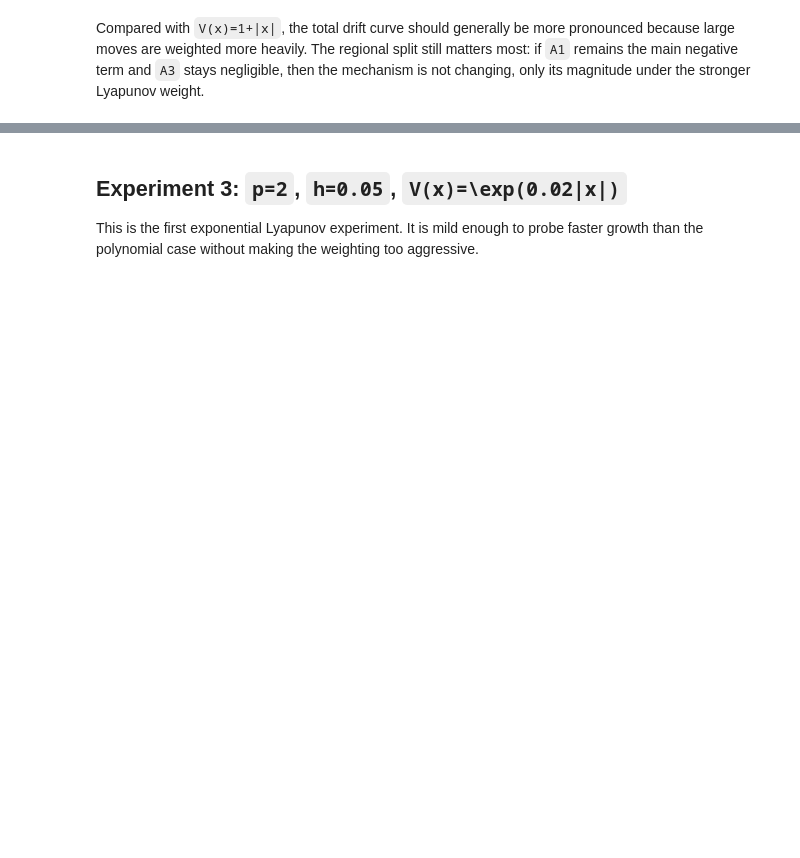
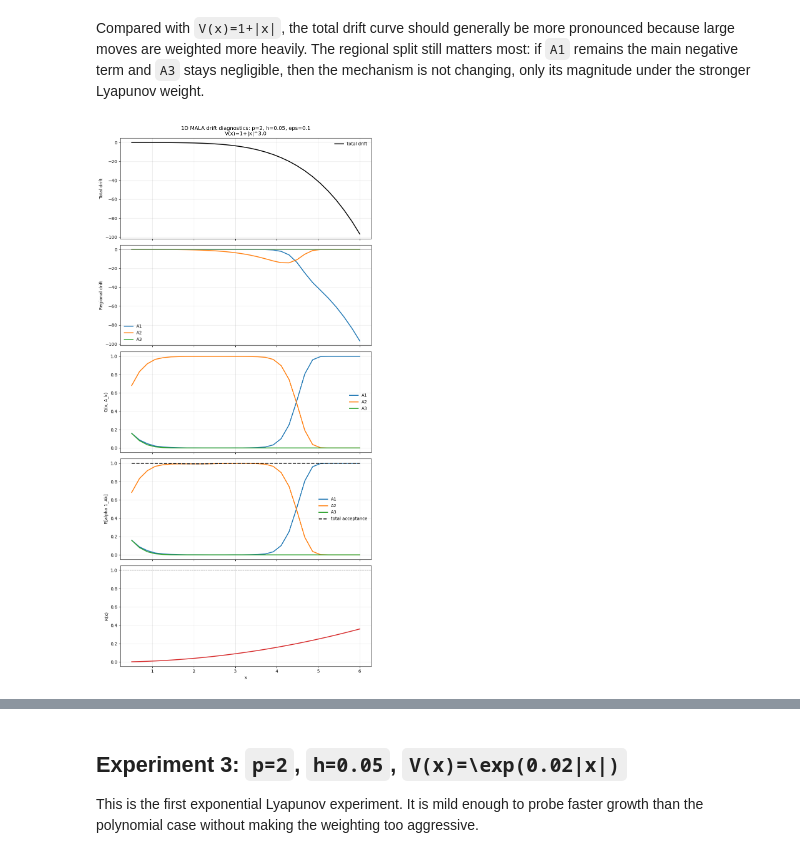
Before and after one commit to LeoScara00/MALA_light_tails, a Jupyter notebook: notebooks/01_drift_diagnostics.ipynb, the cells around one changed output, grey strips where cells are left out. Drawn from its saved outputs; the diff is of its cells as text; code cells hidden in the pictures; blank space fills up the shorter version.

```diff
--- a/notebooks/01_drift_diagnostics.ipynb
+++ b/notebooks/01_drift_diagnostics.ipynb
@@ -91,2 +95,11 @@ result_2, lyapunov_2 = run_and_plot_experiment(
 # %% [markdown]
 Compared with `V(x)=1+|x|`, the total drift curve should generally be more pronounced because large moves are weighted more heavily. The regional split still matters most: if `A1` remains the main negative term and `A3` stays negligible, then the mechanism is not changing, only its magnitude under the stronger Lyapunov weight.
+# %%
+result_2, lyapunov_2 = run_and_plot_experiment(
+    p=2,
+    h=0.05,
+    lyapunov_type="poly",
+    m=3.0,
+)
+# %% [output]
+[figure, added]
```
Also changed, not shown: parts of 11 cells of this notebook, 1 other file.
